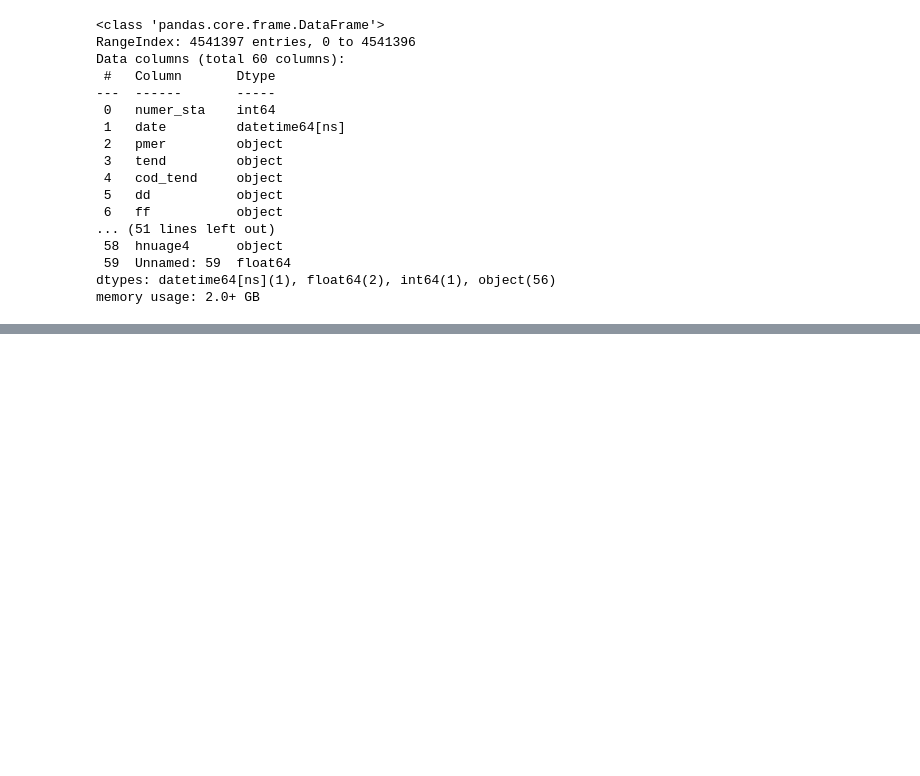
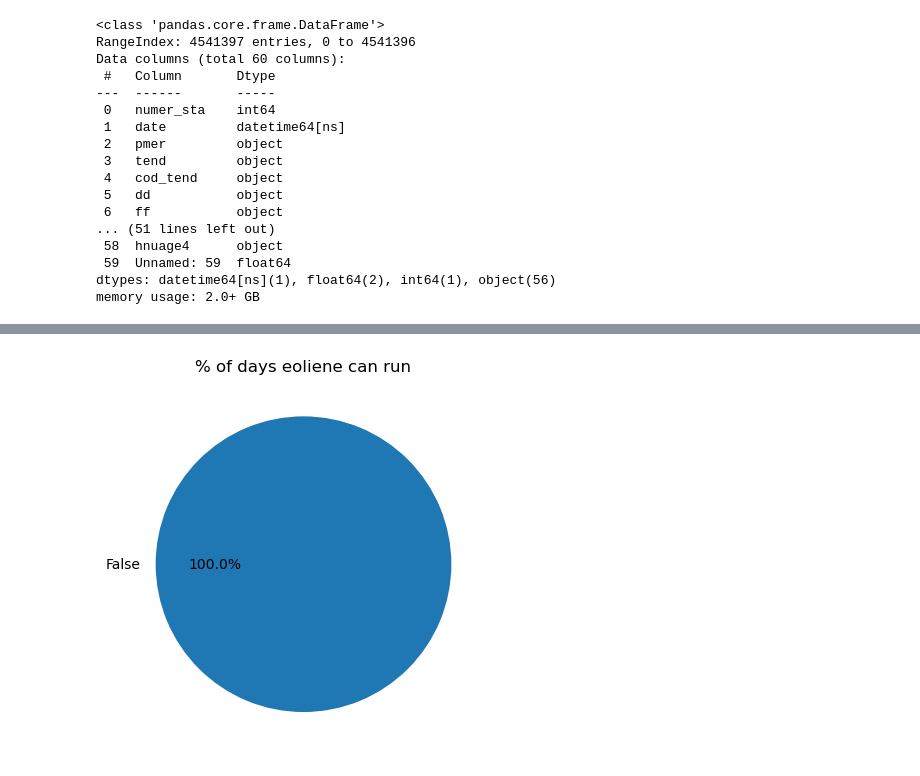
Before and after one commit to DayStayyy/PythonAvance, a Jupyter notebook: exploration de donnée.ipynb, the cells around one changed output, grey strips where cells are left out. Drawn from its saved outputs; the diff is of its cells as text; code cells hidden in the pictures; blank space fills up the shorter version.

Commit message:
add eoliene part

```diff
--- a/exploration de donnée.ipynb
+++ b/exploration de donnée.ipynb
@@ -107,0 +132,3 @@ df
+# %%
+df['dd'] = pd.to_numeric(df['dd'], errors='coerce')
+df['eoliene_can_run'] = (df['dd'] > 4.16667) & (df['dd'] < 25)
@@ -107,0 +152,10 @@ df
+# %%
+# Count the number of True and False values in the 'is_valid' column
+value_counts = df['eoliene_can_run'].value_counts()
+
+# Plot a pie chart of the value counts
+plt.pie(value_counts, labels=value_counts.index, autopct='%1.1f%%')
+plt.title('% of days eoliene can run')
+plt.show()
+# %% [output]
+[figure, added]
```
Also changed, not shown: parts of 3 cells of this notebook, 2 other files.
